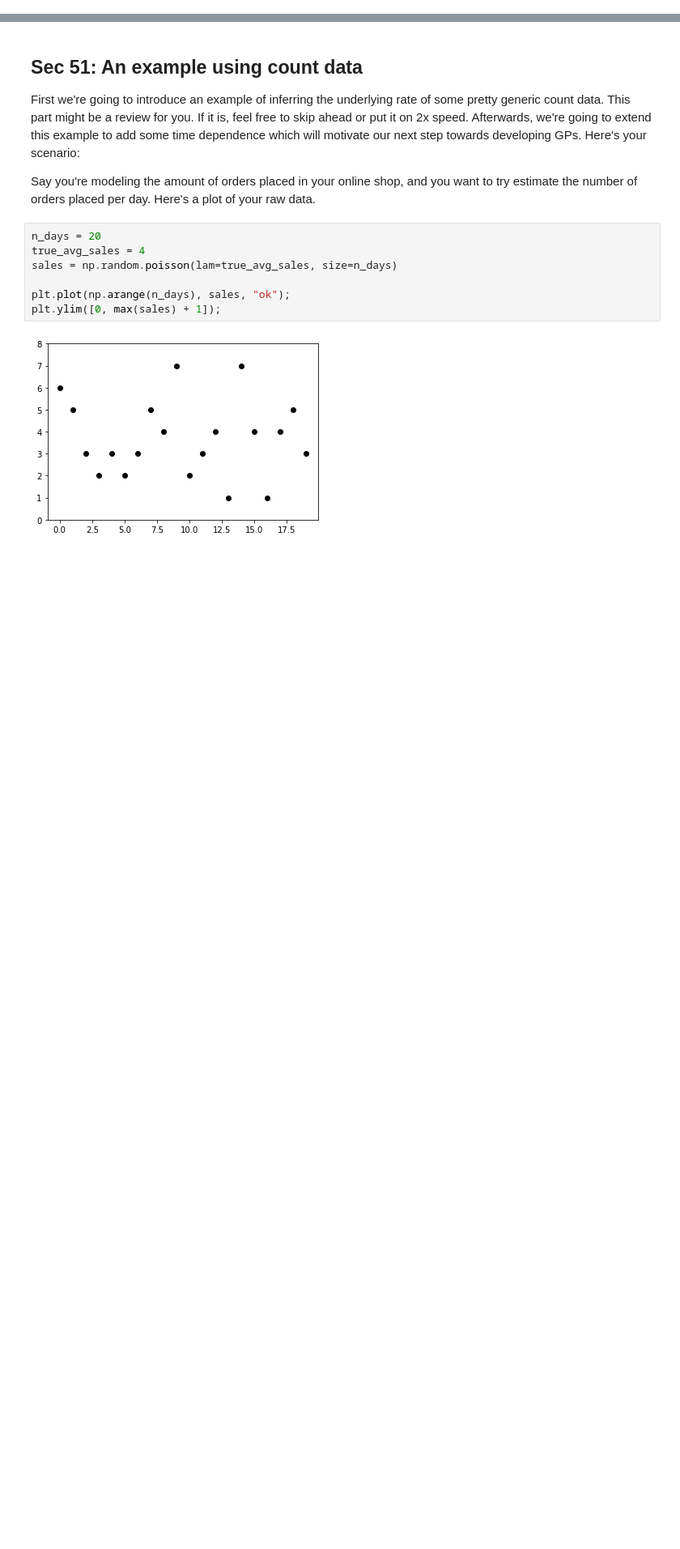
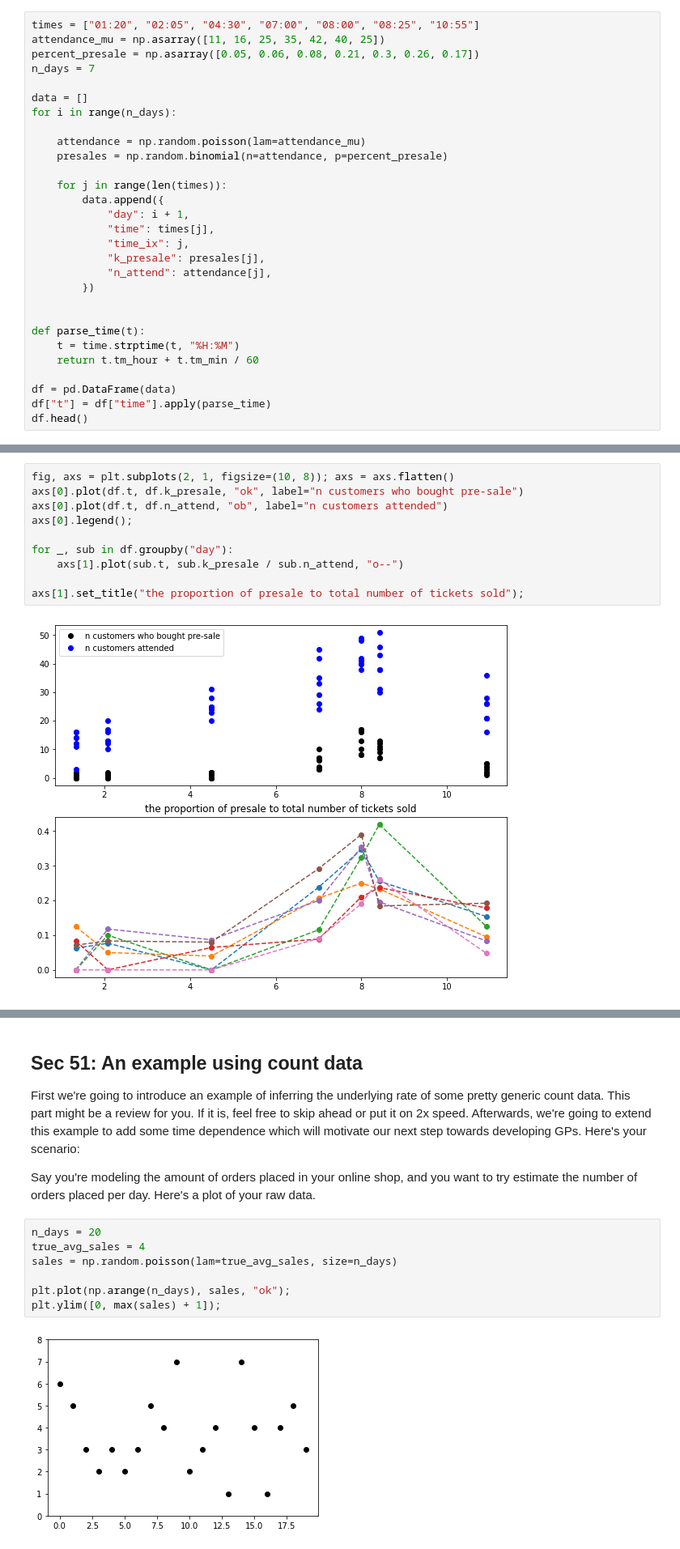
Before and after one commit to bwengals/etc, a Jupyter notebook: Lesson03_Random_Functions.ipynb, the cells around one changed output, grey strips where cells are left out. Shown at 81% size. Cells and saved outputs as stored; diff of their text form; blank space fills up the shorter version.

```diff
--- a/Lesson03_Random_Functions.ipynb
+++ b/Lesson03_Random_Functions.ipynb
@@ -0,0 +34,29 @@
+# %%
+times = ["01:20", "02:05", "04:30", "07:00", "08:00", "08:25", "10:55"]
+attendance_mu = np.asarray([11, 16, 25, 35, 42, 40, 25])
+percent_presale = np.asarray([0.05, 0.06, 0.08, 0.21, 0.3, 0.26, 0.17])
+n_days = 7
+
+data = []
+for i in range(n_days):
+
+    attendance = np.random.poisson(lam=attendance_mu)
+    presales = np.random.binomial(n=attendance, p=percent_presale)
+
+    for j in range(len(times)):
+        data.append({
+            "day": i + 1,
+            "time": times[j],
+            "time_ix": j,
+            "k_presale": presales[j],
+            "n_attend": attendance[j],
+        })
+
+
+def parse_time(t):
+    t = time.strptime(t, "%H:%M")
+    return t.tm_hour + t.tm_min / 60
+
+df = pd.DataFrame(data)
+df["t"] = df["time"].apply(parse_time)
+df.head()
@@ -0,0 +70,12 @@
+# %%
+fig, axs = plt.subplots(2, 1, figsize=(10, 8)); axs = axs.flatten()
+axs[0].plot(df.t, df.k_presale, "ok", label="n customers who bought pre-sale")
+axs[0].plot(df.t, df.n_attend, "ob", label="n customers attended")
+axs[0].legend();
+
+for _, sub in df.groupby("day"):
+    axs[1].plot(sub.t, sub.k_presale / sub.n_attend, "o--")
+
+axs[1].set_title("the proportion of presale to total number of tickets sold");
+# %% [output]
+[figure, added]
```
Also changed, not shown: parts of 63 cells of this notebook, 1 other file.
